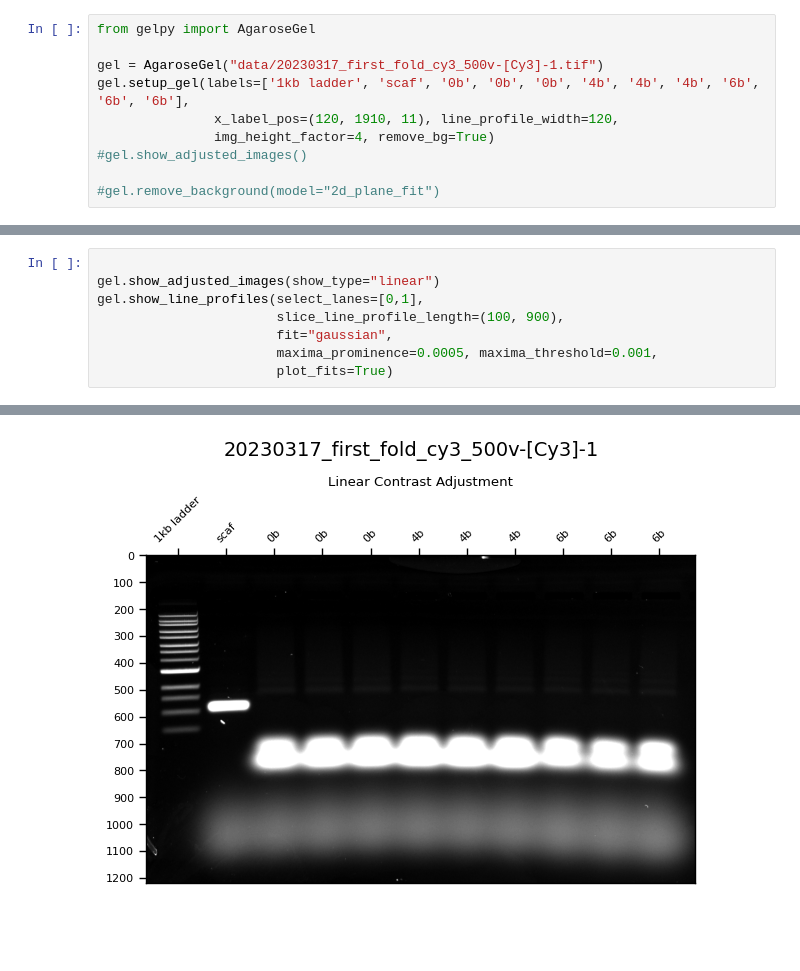
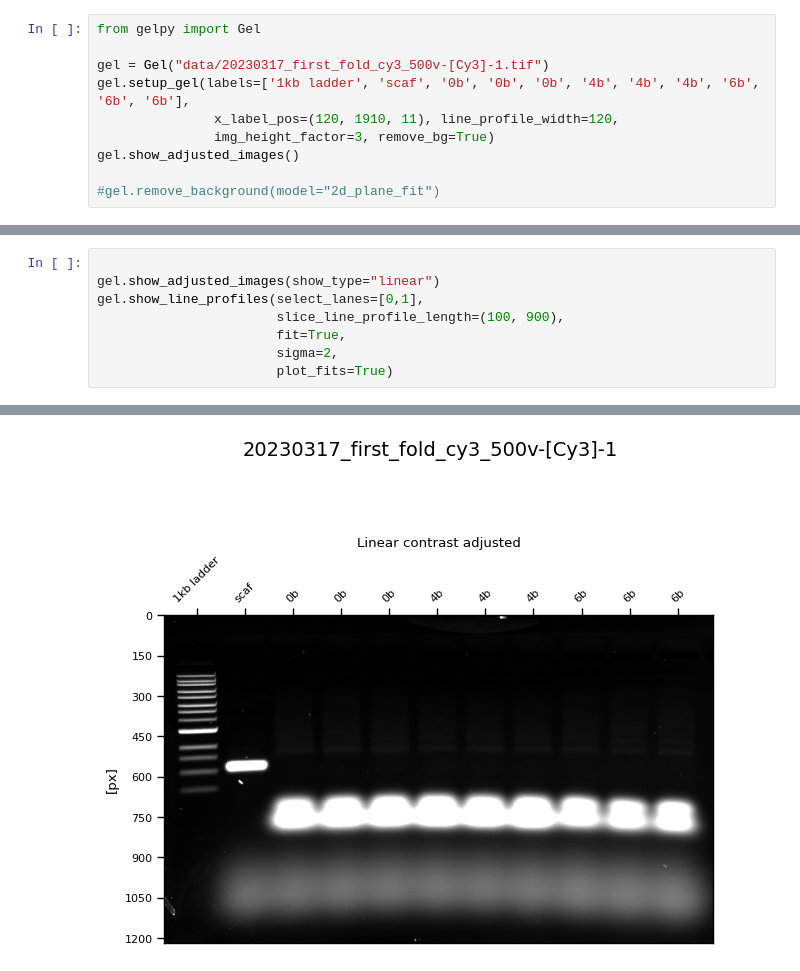
Before and after one commit to ckarfusehr/gelpy, a Jupyter notebook: examples/process_simple_gel.ipynb, the cells around one changed output, grey strips where cells are left out. Cells and saved outputs as stored; diff of their text form; blank space fills up the shorter version.

```diff
--- a/examples/process_simple_gel.ipynb
+++ b/examples/process_simple_gel.ipynb
@@ -1,11 +1,11 @@
 # %%
-from gelpy import AgaroseGel
+from gelpy import Gel
 
-gel = AgaroseGel("data/20230317_first_fold_cy3_500v-[Cy3]-1.tif")
+gel = Gel("data/20230317_first_fold_cy3_500v-[Cy3]-1.tif")
 gel.setup_gel(labels=['1kb ladder', 'scaf', '0b', '0b', '0b', '4b', '4b', '4b', '6b', '6b', '6b'],
                x_label_pos=(120, 1910, 11), line_profile_width=120,
-               img_height_factor=4, remove_bg=True)
-#gel.show_adjusted_images()
+               img_height_factor=3, remove_bg=True)
+gel.show_adjusted_images()
 
 #gel.remove_background(model="2d_plane_fit")
 # %% [output]
@@ -16,8 +17,8 @@ gel.setup_gel(labels=['1kb ladder', 'scaf', '0b', '0b', '0b', '4b', '4b', '4b',
 gel.show_adjusted_images(show_type="linear")
 gel.show_line_profiles(select_lanes=[0,1],
                        slice_line_profile_length=(100, 900),
-                       fit="gaussian",
-                       maxima_prominence=0.0005, maxima_threshold=0.001,
+                       fit=True,
+                       sigma=2,
                        plot_fits=True)
 # %% [output]
 |  | selected_lane_index | label | band_number | relative_area | maxima_position | Amplitude | Mean | ... |
@@ -40 +40 @@ gel.show_line_profiles(select_lanes=[0,1],
-[figure, old version]
+[figure, new version]
```
Also changed, not shown: parts of 2 cells of this notebook, 9 other files.
